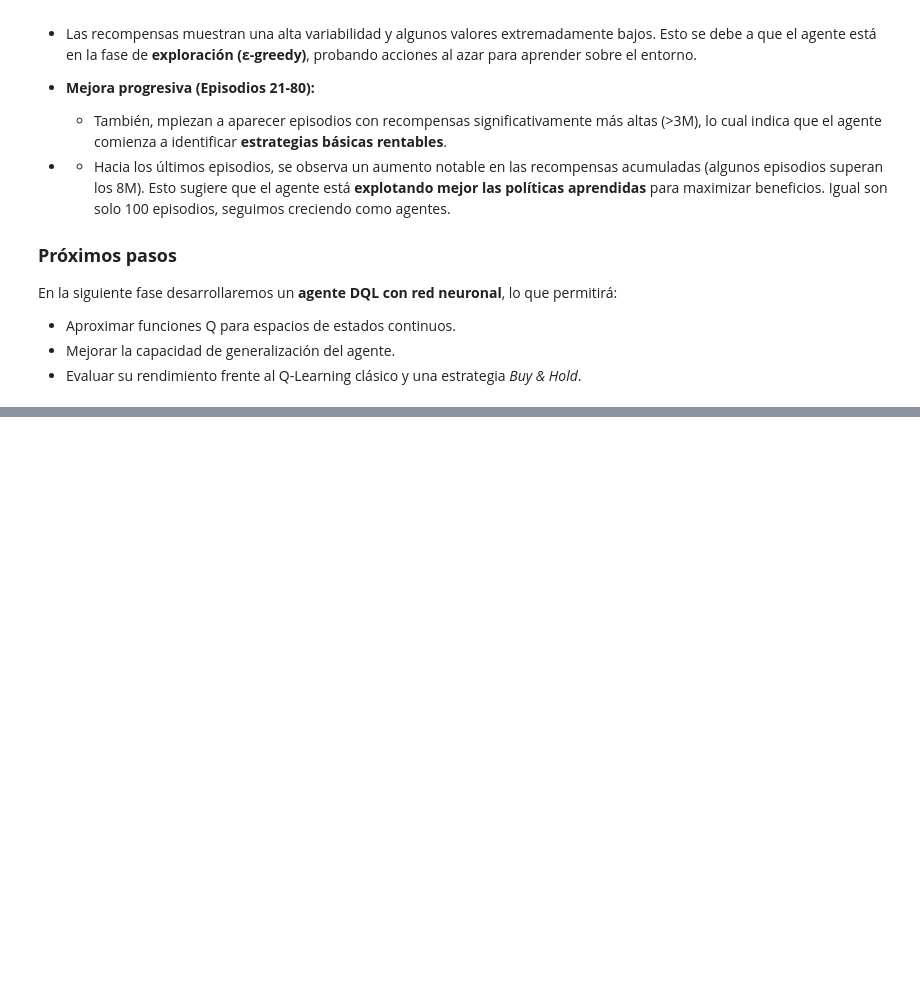
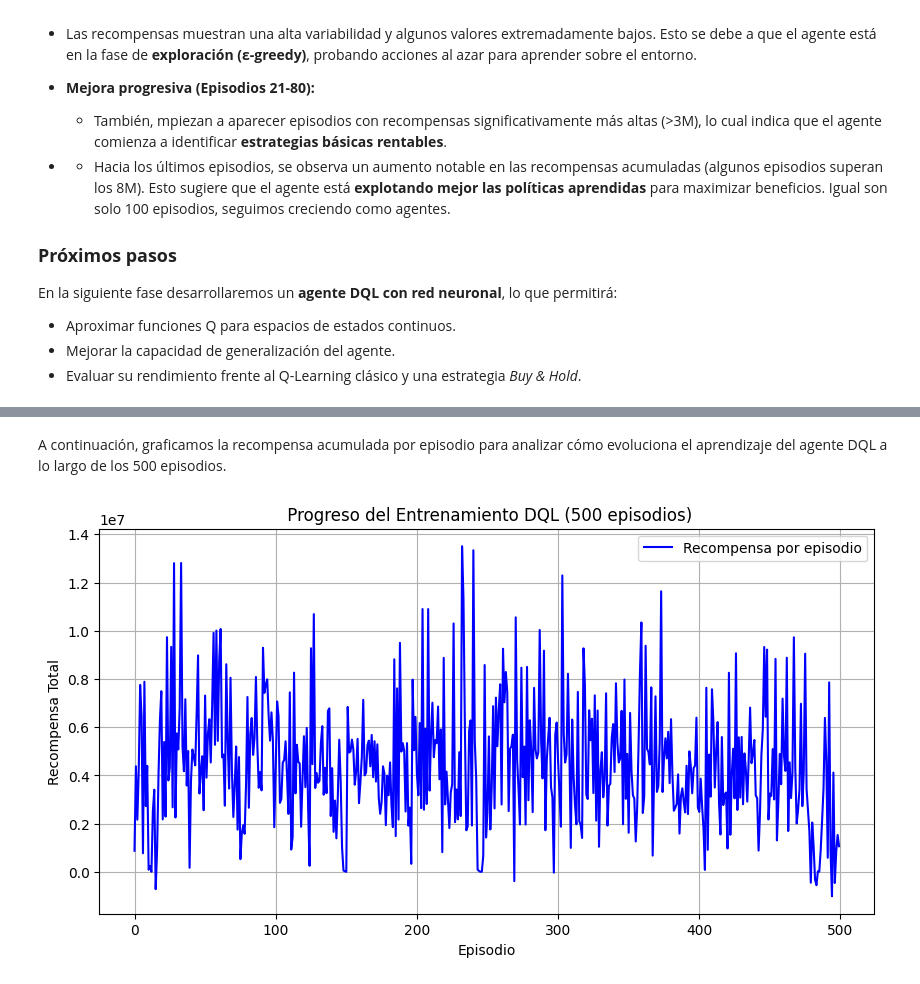
Before and after one commit to Parcex10/005_RL-DQL_Trading, a Jupyter notebook: report.ipynb, the cells around one changed output, grey strips where cells are left out. Saved outputs shown, nothing was run; the diff lists cells and outputs as text; code cells hidden in the pictures; blank space fills up the shorter version.

```diff
--- a/report.ipynb
+++ b/report.ipynb
@@ -228,14 +231,13 @@ En la siguiente fase desarrollaremos un **agente DQL con red neuronal**, lo que
 - Mejorar la capacidad de generalización del agente.
 - Evaluar su rendimiento frente al Q-Learning clásico y una estrategia *Buy & Hold*.
 # %%
-# 📥 Importar el agente DQL desde utils
+# 📥 Importar el agente DQL
 from utils.rl_agent import DQLAgent
-
 # 📦 Parámetros
 state_size = 2  # [precio_normalizado, posición]
 action_size = 3  # Buy, Sell, Hold
 agent = DQLAgent(state_size, action_size)
-episodes = 100
+episodes = 50
 batch_size = 32
 
 env = TradingEnvironment(df)
@@ -250,12 +252,12 @@ for ep in range(episodes):
         next_state, reward, done = env.step(action)
         agent.remember(state, action, reward, next_state, done)
         state = next_state
-        total_reward += reward
+        total_reward += float(np.squeeze(np.array(reward)))
 
         if len(agent.memory) > batch_size:
             agent.replay(batch_size)
 
     print(f"🎯 Episodio {ep+1}/{episodes} | Recompensa Total: {total_reward:.2f}")
 
-print("✅ Entrenamiento DQL (versión rápida) completado.")
+print("✅ Entrenamiento DQL (versión blindada) completado.")
 # %% [output]
@@ -262,0 +342,15 @@ TypeError: can't assign a Series to a torch.FloatTensor
+# %% [markdown]
+A continuación, graficamos la recompensa acumulada por episodio para analizar cómo evoluciona el aprendizaje del agente DQL a lo largo de los 500 episodios.
+# %%
+#  Visualización: Progreso del entrenamiento
+
+plt.figure(figsize=(10, 5))
+plt.plot(all_rewards, label="Recompensa por episodio", color="blue")
+plt.title(" Progreso del Entrenamiento DQL (500 episodios)")
+plt.xlabel("Episodio")
+plt.ylabel("Recompensa Total")
+plt.legend()
+plt.grid(True)
+plt.show()
+# %% [output]
+[figure, added]
```
Also changed, not shown: parts of 19 cells of this notebook, 53 other files.
